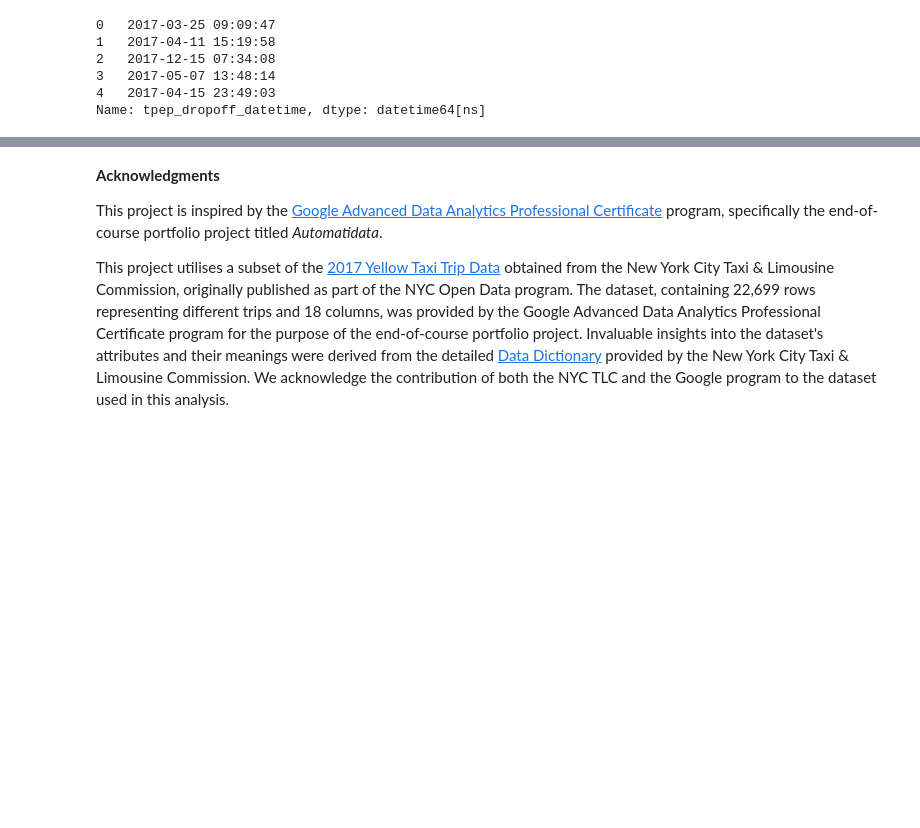
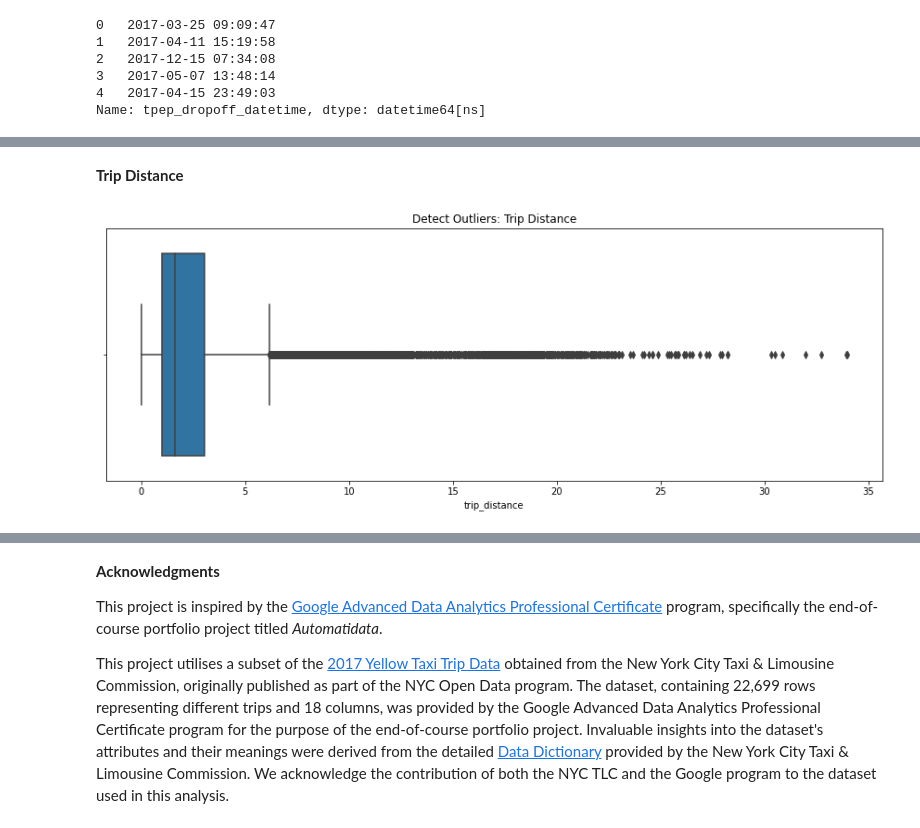
Before and after one commit to sssunri/farecast_NYC-TLC_estimation, a Jupyter notebook: fare_estimation.ipynb, the cells around one changed output, grey strips where cells are left out. Drawn from its saved outputs; the diff is of its cells as text; code cells hidden in the pictures; blank space fills up the shorter version.

Commit message:
add outliers detection

```diff
--- a/fare_estimation.ipynb
+++ b/fare_estimation.ipynb
@@ -144,0 +149,2 @@ Name: tpep_dropoff_datetime, dtype: datetime64[ns]
+# %%
+df.drop(columns='Unnamed: 0', inplace=True)
@@ -144,0 +169,2 @@ Name: tpep_dropoff_datetime, dtype: datetime64[ns]
+# %%
+df.drop(columns=['mta_tax', 'improvement_surcharge'], inplace=True)
@@ -144,0 +177,5 @@ Name: tpep_dropoff_datetime, dtype: datetime64[ns]
+# %%
+def boxplot(feature):
+    sns.boxplot(data=df, x=feature)
+    plt.title(f"Detect Outliers: {feature.title().replace('_', ' ')}")
+    plt.show()
@@ -144,0 +187,6 @@ Name: tpep_dropoff_datetime, dtype: datetime64[ns]
+# %% [markdown]
+**Trip Distance**
+# %%
+boxplot(feature='trip_distance')
+# %% [output]
+[figure, added]
```
Also changed, not shown: parts of 35 cells of this notebook.
